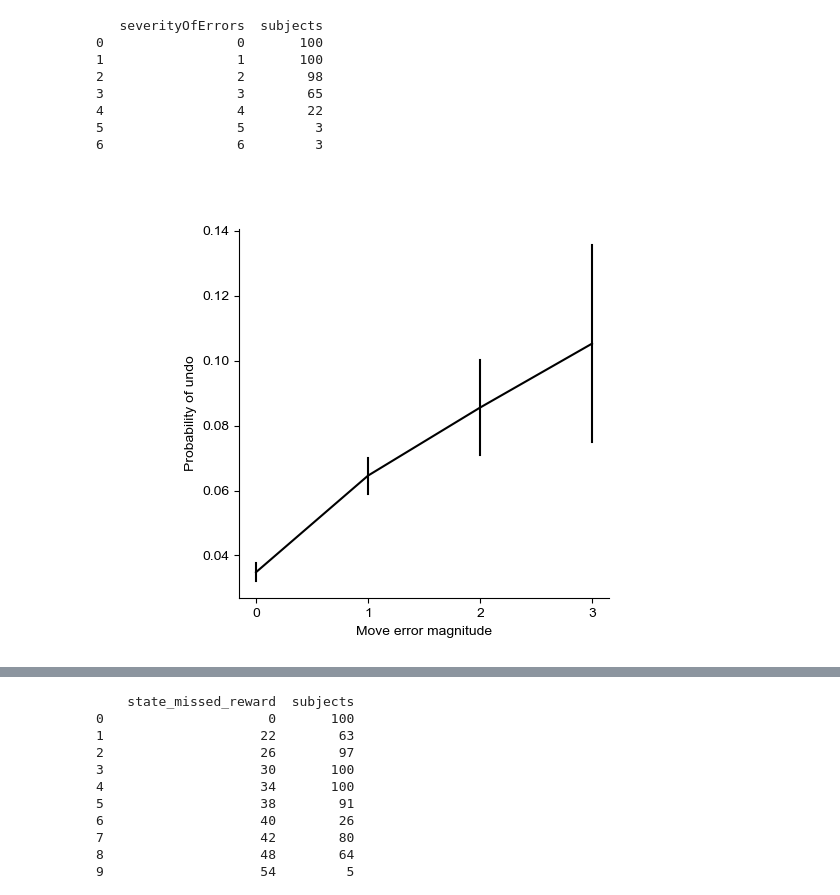
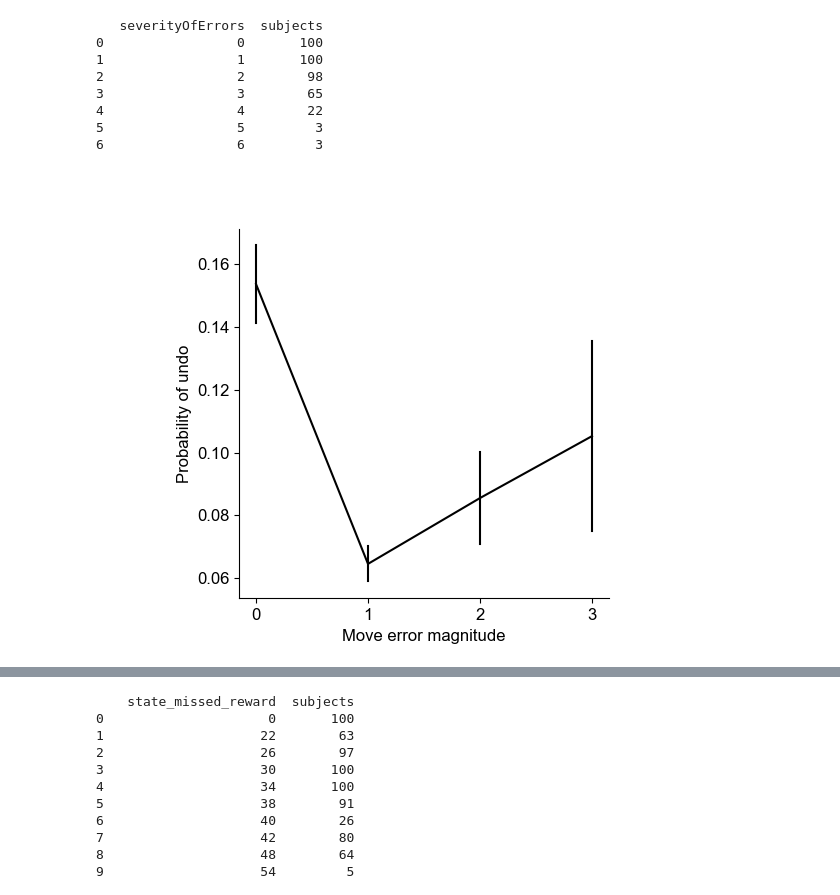
Before and after one commit to sherrybao222/Road_Construction, a Jupyter notebook: analysis/online_2022/final_figures.ipynb, the cells around one changed output, grey strips where cells are left out. Saved outputs shown, nothing was run; the diff lists cells and outputs as text; code cells hidden in the pictures.

```diff
--- a/analysis/online_2022/final_figures.ipynb
+++ b/analysis/online_2022/final_figures.ipynb
@@ -121,8 +128,7 @@ data_subset_before1undo = sc_data_choice_level.loc[data_subset_before1undo_index
 # %%
-# select the data where undo is possible
 def get_undo_data(df):
     # Use query method for cleaner condition checking
-    condition = f"(submit != 1) & (currNumCities != 0)"
+    condition = f"(submit != 1) & (currNumCities != 0) & (undo != 1)"
     index = df.query(condition).index
     undo_data = df.loc[index + 1, ["subjects","puzzleID", "firstUndo",'lastUndo', "undo", "allMAS", "currMas","RT"]]
     # Direct assignment from the same dataframe using .loc to avoid chaining
@@ -373,0 +472,8 @@ fig.savefig(out_dir + 'undo_all_type.png', dpi=600, bbox_inches='tight')
+# %%
+%%R
+
+undo_data$suboptimal_state <- undo_data$cumulative_error > 0
+model_undo = lme4::glmer(undo ~  1 + suboptimal_state  + (1 |subjects) + (1|puzzleID),
+                                  data = undo_data, family = "binomial")
+# save(model_undo, undo_data, file=file.path(out_dir2, file=paste("model_undo_cumulative_error.RData", sep="")))
+summary(model_undo)
@@ -373,0 +498,8 @@ fig.savefig(out_dir + 'undo_all_type.png', dpi=600, bbox_inches='tight')
+# %%
+%%R
+
+undo_data$suboptimal_action <- undo_data$severityOfErrors > 0
+model_undo = lme4::glmer(undo ~  1 + suboptimal_action  + (1 |subjects) + (1|puzzleID),
+                                  data = undo_data, family = "binomial")
+# save(model_undo, undo_data, file=file.path(out_dir2, file=paste("model_undo_cumulative_error.RData", sep="")))
+summary(model_undo)
@@ -718,7 +878,7 @@ cmltv_rrr:E  0.064 -0.687 -0.666
 # %% [markdown]
 #### Probability, terminal or non-terminal
 # %%
-allUndo_sub = undo_data.groupby(['subjects','severityOfErrors'])['firstUndo'].mean().reset_index()
+allUndo_sub = undo_data.groupby(['subjects','severityOfErrors'])['undo'].mean().reset_index()
 nonterminalUndo_sub = undo_data.groupby(['subjects','severityOfErrors'])['nonterminal_undo'].mean().reset_index()
 terminalUndo_sub = undo_data.groupby(['subjects','severityOfErrors'])['terminal_undo'].mean().reset_index()
 print(allUndo_sub.groupby(['severityOfErrors'])['subjects'].count().reset_index())
@@ -736,32 +896,32 @@ print(allUndo_sub.groupby(['severityOfErrors'])['subjects'].count().reset_index(
 %matplotlib widget
 fig, axs = plt.subplots(1, 1)
 
 # multiple line plot
-sns.lineplot(x='severityOfErrors', y='firstUndo',
+sns.lineplot(x='severityOfErrors', y='undo',
              data = allUndo_sub[allUndo_sub.severityOfErrors<=3],
              color = 'k', #
              err_style = "bars",
              errorbar = "se")
 # sns.lineplot(x='severityOfErrors', y='nonterminal_undo',
 #              data = nonterminalUndo_sub[nonterminalUndo_sub.severityOfErrors<=3],
 #              color = '#fc8d62',
 #              err_style = "bars",
 #              errorbar = "se")
 # sns.lineplot(x='severityOfErrors', y='terminal_undo',
 #                 data = terminalUndo_sub[terminalUndo_sub.severityOfErrors<=3],
 #                 color = '#8da0cb',
 #                 err_style = "bars",
 #                 errorbar = "se")
 
 # add manual legend
 # plt.legend(labels=['All undo','Non-terminal undo','Terminal undo'], loc='upper left')
 
 axs.set_xticks([0,1,2,3])
 # axs.set_ylim(0,0.15)
 
 axs.set(xlabel='Move error magnitude', ylabel='Probability of undo')
 axs.set_aspect(1/axs.get_data_ratio())
 plt.show()
 fig.savefig(out_dir+'undo_error_magnitude.png', dpi=300, bbox_inches='tight')
 # %% [output]
-[figure, old version]
+[figure, new version]
```
Also changed, not shown: parts of 62 cells of this notebook, 4 other files.
